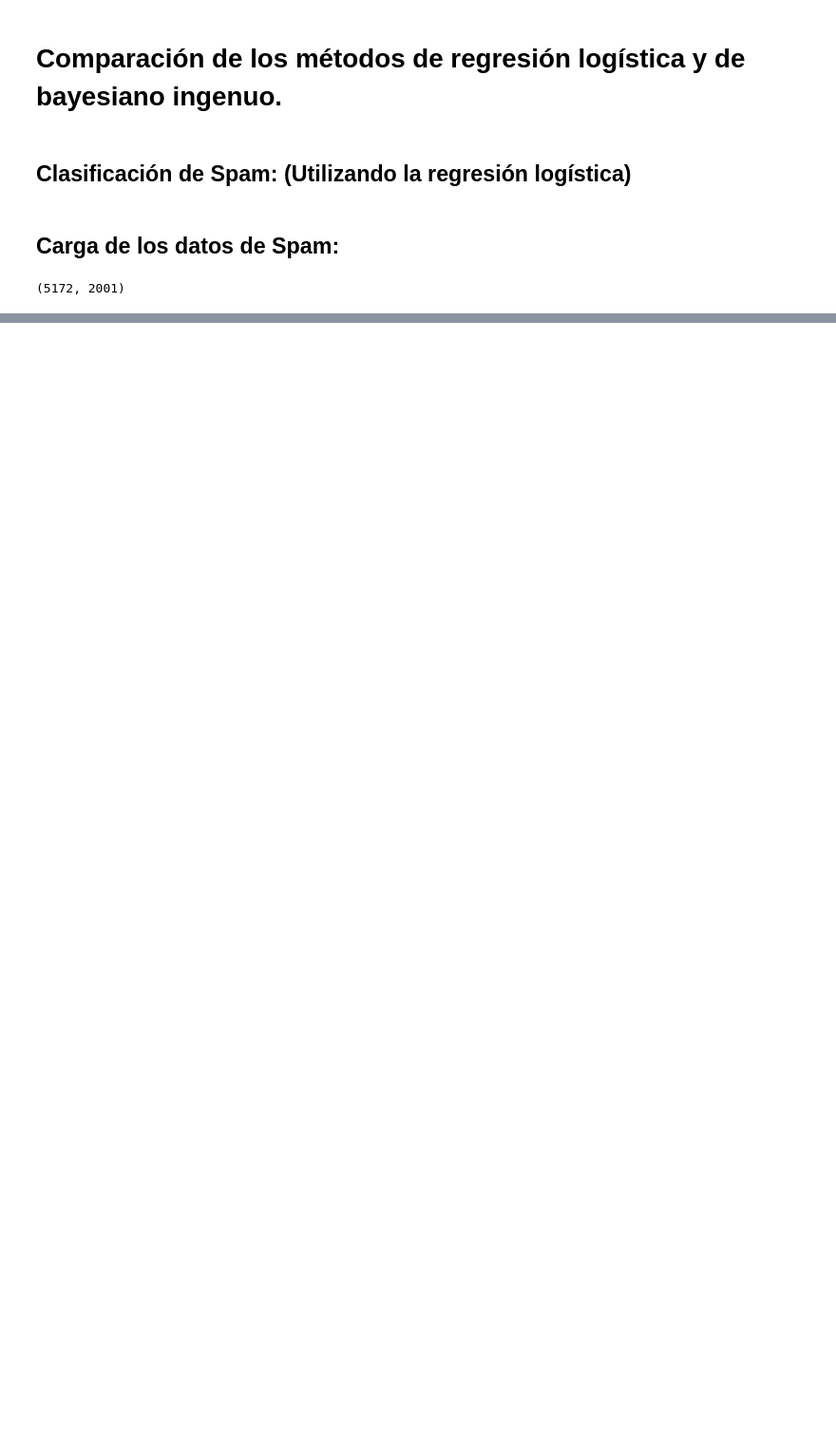
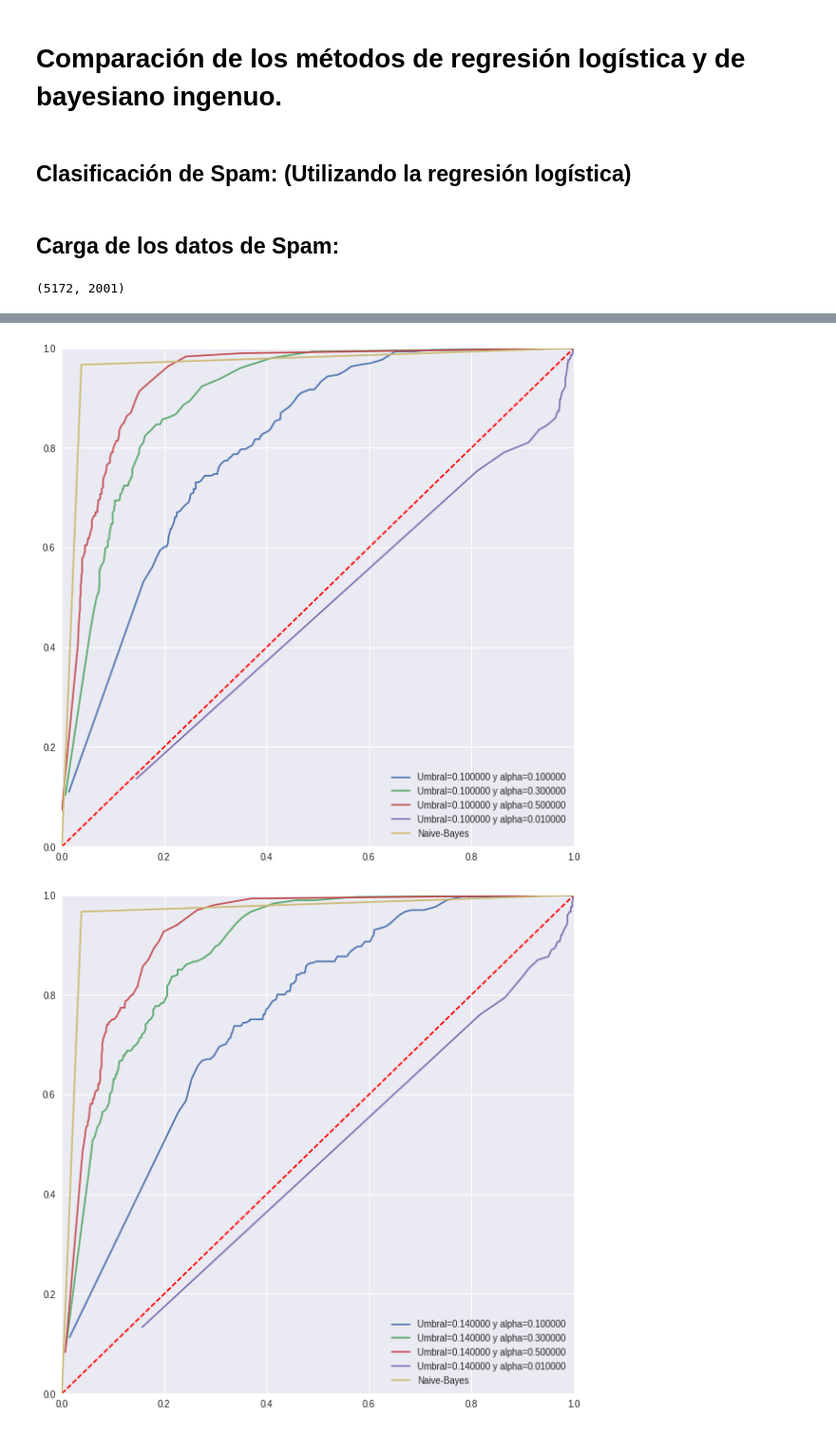
Before and after one commit to Jerry-Types/ML_IIMAS, a Jupyter notebook: Tarea3/Regresión_logística vs clasificador bayesiano ingenuo.ipynb, the cells around one changed output, grey strips where cells are left out. Shown at 95% size. Saved outputs shown, nothing was run; the diff lists cells and outputs as text; code cells hidden in the pictures; blank space fills up the shorter version.

```diff
--- a/Tarea3/Regresión_logística vs clasificador bayesiano ingenuo.ipynb
+++ b/Tarea3/Regresión_logística vs clasificador bayesiano ingenuo.ipynb
@@ -189,0 +277,26 @@ plt.show()
+# %%
+#umbrales_convergencia = [0.1,0.01,0.0001,0.0001]
+#alpha_s = [0.1,0.15,0.2,0.5]
+
+#Test_Code#
+for iteraciones in iteraciones_log:
+    fig = plt.figure(num=None, figsize=(10,10), dpi=70, facecolor='w', edgecolor='k')
+    ax = plt.subplot(111)
+    ax.set_yscale('linear')
+    plt.plot([0,1],[0,1],'r--')
+    plt.xlim([0,1])
+    plt.ylim([0,1])
+    for valores in iteraciones[1]:
+        umbral= iteraciones[0]
+        alp =  valores[2]
+        theta_emv  = valores[0]
+        y_score = logistica(np.dot(X_test, theta_emv))
+        fp_l, tp_l = get_ROC(y_score,y_test)
+        plt.plot(fp_l, tp_l,label='Umbral=%f y alpha=%f'%(umbral,alp))
+        ax.legend()
+    plt.plot(fp_naive,tp_naive,label='Naive-Bayes')
+    ax.legend()
+    plt.show()
+# %% [output]
+[figure, added]
+[figure, added]
```
Also changed, not shown: parts of 7 cells of this notebook.
